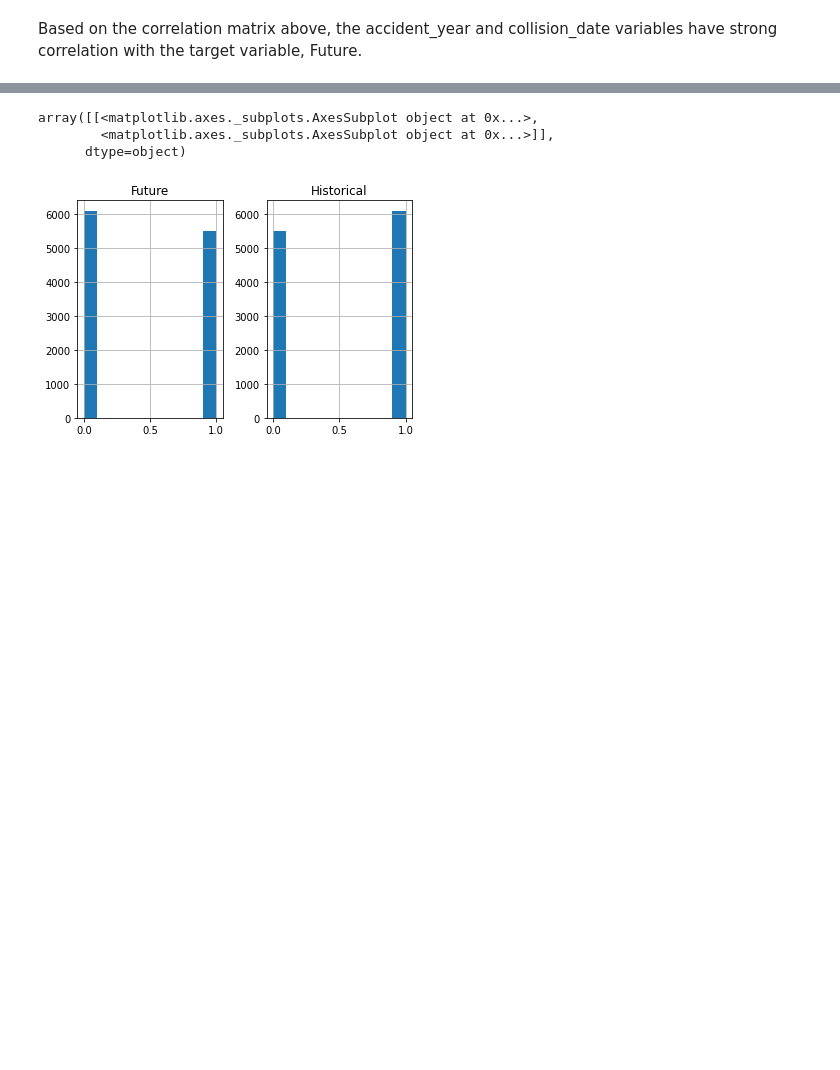
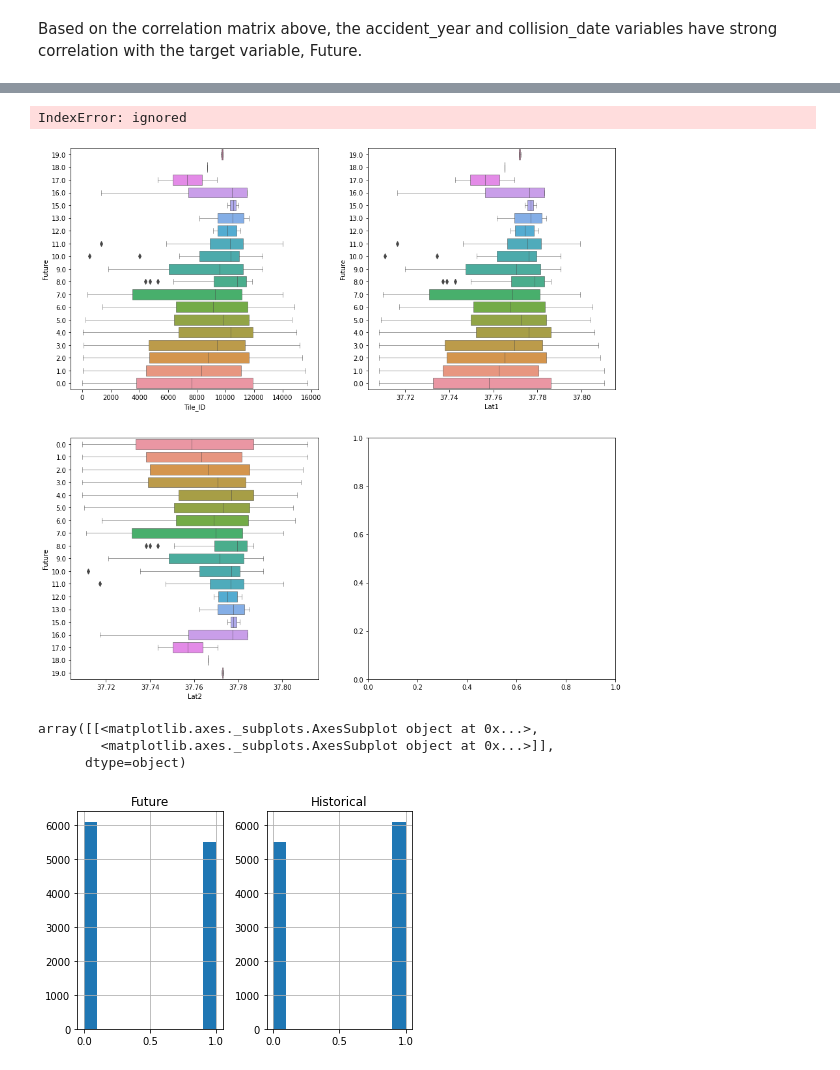
Before and after one commit to arisanguyen/210_Capstone_Aditya_Arisa_Noriel, a Jupyter notebook: Noriel_(Edit)_Collisions_Mapping_by_Tiles.ipynb, the cells around one changed output, grey strips where cells are left out. Cells and saved outputs as stored; diff of their text form; code cells hidden in the pictures; blank space fills up the shorter version.

```diff
--- a/Noriel_(Edit)_Collisions_Mapping_by_Tiles.ipynb
+++ b/Noriel_(Edit)_Collisions_Mapping_by_Tiles.ipynb
@@ -291,3 +289,15 @@ mp.show()
+# %%
+fig, ax_grid = plt.subplots(2, 2, figsize=(15,15))
+y = tiles['Future']
+for idx, feature in enumerate(columns_all[:4]):
+    x = tiles[feature]
+    sns.boxplot(x=x, y=y, ax=ax_grid[idx//2][idx%2], orient='h', linewidth=.5)
+    ax_grid[idx//3][idx%3].invert_yaxis()
+fig.suptitle("Individual Features vs. Outcome (Future)", fontsize=15, y=0.9)
+plt.show()
+# %% [output]
+IndexError: ignored
+[figure, added]
 # %%
 #how many tiles had the same historical and future number of collisions, how many went up, and how many went down
 
```
Also changed, not shown: parts of 9 cells of this notebook.
